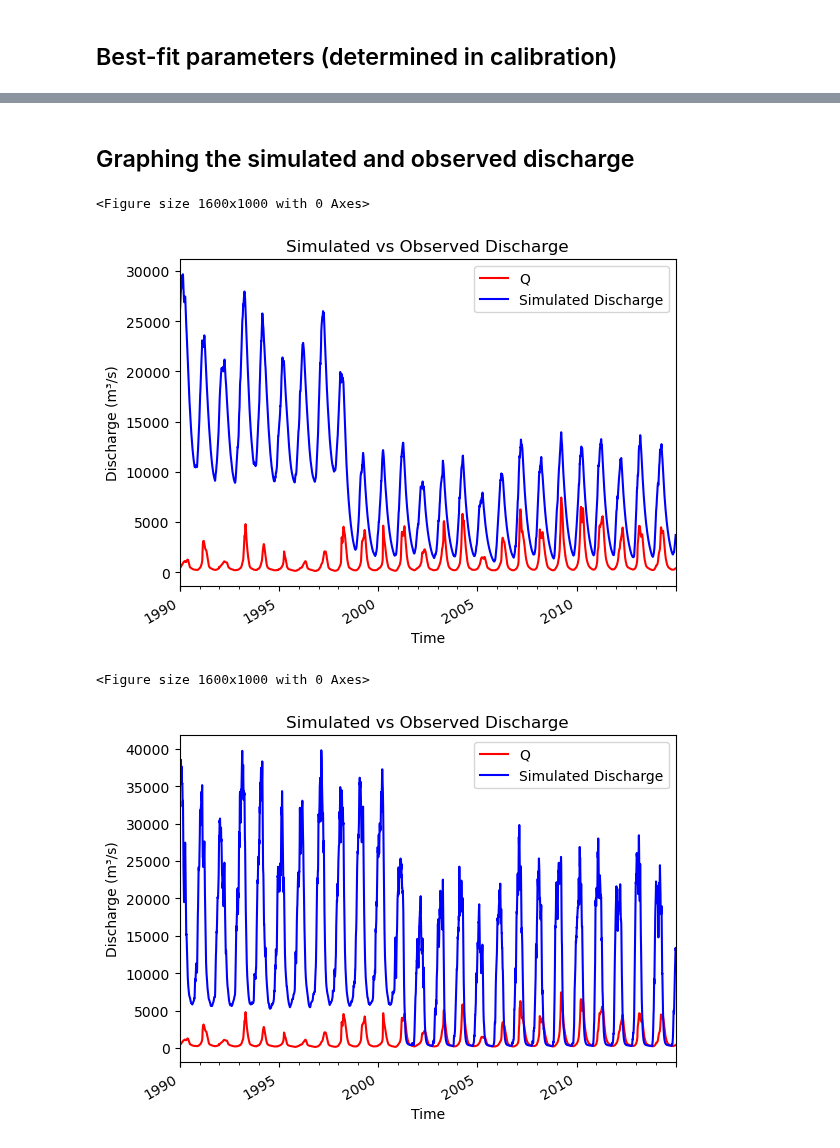
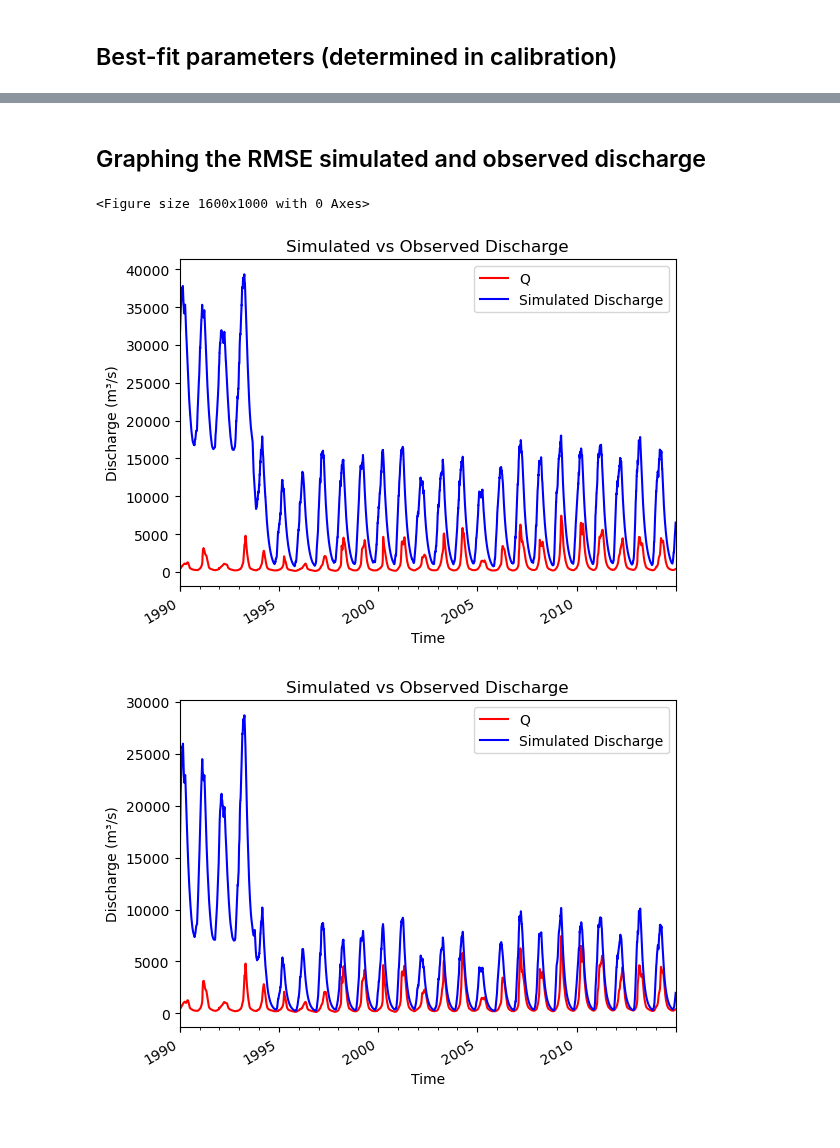
Before and after one commit to eWaterCycle/projects, a Jupyter notebook: book/thesis_projects/BSc/2025_Q4_ZoeLucius_CEG/HBV_model_ouput.ipynb, the cells around one changed output, grey strips where cells are left out. Drawn from its saved outputs; the diff is of its cells as text; code cells hidden in the pictures.

```diff
--- a/book/thesis_projects/BSc/2025_Q4_ZoeLucius_CEG/HBV_model_ouput.ipynb
+++ b/book/thesis_projects/BSc/2025_Q4_ZoeLucius_CEG/HBV_model_ouput.ipynb
@@ -89,0 +98,3 @@ model.finalize()
+# %%
+modelKGE = ewatercycle.models.HBV(forcing=ERA5_forcing)
+config_file_KGE, _ = modelKGE.setup(parameters=params_KGE, initial_storage=s_0, cfg_dir = HBV_model_path)
@@ -89,0 +103,7 @@ model.finalize()
+# %%
+Q_m_KGE = []
+time_KGE = []
+while modelKGE.time < modelKGE.end_time:
+    modelKGE.update()
+    Q_m_KGE.append(modelKGE.get_value("Q")[0])
+    time_KGE.append(pd.Timestamp(modelKGE.time_as_datetime))
@@ -90,2 +112,2 @@ model.finalize()
 # %% [markdown]
-## Graphing the simulated and observed discharge
+## Graphing the RMSE simulated and observed discharge
@@ -98,17 +114,17 @@ def mmday_to_m3s(Q_sim_mmday, area_km2):
 # %%
-model_output = pd.Series(data=Q_m, name="Modelled_discharge", index=time)
+model_output_RMSE = pd.Series(data=Q_m_RMSE, name="Modelled_discharge", index=time_RMSE)
 
-Q_sim = mmday_to_m3s(model_output.values, catchment_area_km2)
-Q_sim_pd = pd.Series(Q_sim, index=model_output.index, name="Simulated Discharge")
+Q_sim_RMSE = mmday_to_m3s(model_output_RMSE.values, catchment_area_km2)
+Q_sim_RMSE_pd = pd.Series(Q_sim_RMSE, index=model_output_RMSE.index, name="Simulated Discharge")
 
 # get the right period
-Q_sim_9719 = Q_sim_pd["1989-12-31":"2014-12-31"]
-Q_obs_9719 = flow["1989-12-31":"2014-12-31"]
+Q_sim_dates_RMSE = Q_sim_RMSE_pd["1989-12-31":"2014-12-31"]
+Q_obs_dates = flow["1989-12-31":"2014-12-31"]
 
 # plot
 plt.figure(figsize=(16, 10))
-Q_obs_9719.plot(label="Observed Discharge", color='red')
-Q_sim_9719.plot(label="Simulated Discharge", color='blue')
+Q_obs_dates.plot(label="Observed Discharge", color='red')
+Q_sim_dates_RMSE.plot(label="Simulated Discharge", color='blue')
 plt.title('Simulated vs Observed Discharge')
 plt.xlabel('Time')
 plt.ylabel('Discharge (m³/s)')
@@ -116,4 +132,4 @@ plt.legend()
 plt.show()
 # %% [output]
 <Figure size 1600x1000 with 0 Axes>
-[figure, old version]
+[figure, new version]
@@ -136,22 +136,20 @@ model.finalize()
 # %%
-model_output = pd.Series(data=Q_m, name="Modelled_discharge", index=time)
+model_output_KGE = pd.Series(data=Q_m_KGE, name="Modelled_discharge", index=time_KGE)
 
-Q_sim = mmday_to_m3s(model_output.values, catchment_area_km2)
-Q_sim_pd = pd.Series(Q_sim, index=model_output.index, name="Simulated Discharge")
+Q_sim_KGE= mmday_to_m3s(model_output_KGE.values, catchment_area_km2)
+Q_sim_KGE_pd = pd.Series(Q_sim_KGE, index=model_output_KGE.index, name="Simulated Discharge")
 
 # get the right period
-Q_sim_9719 = Q_sim_pd["1989-12-31":"2014-12-31"]
-Q_obs_9719 = flow["1989-12-31":"2014-12-31"]
+Q_sim_dates_KGE = Q_sim_KGE_pd["1989-12-31":"2014-12-31"]
+Q_obs = flow["1989-12-31":"2014-12-31"]
 
 # plot
-plt.figure(figsize=(16, 10))
-Q_obs_9719.plot(label="Observed Discharge", color='red')
-Q_sim_9719.plot(label="Simulated Discharge", color='blue')
+Q_obs.plot(label="Observed Discharge", color='red')
+Q_sim_dates_KGE.plot(label="Simulated Discharge", color='blue')
 plt.title('Simulated vs Observed Discharge')
 plt.xlabel('Time')
 plt.ylabel('Discharge (m³/s)')
 plt.legend()
 plt.show()
 # %% [output]
-<Figure size 1600x1000 with 0 Axes>
-[figure, old version]
+[figure, new version]
```
Also changed, not shown: parts of 15 cells of this notebook, 1 other file.
